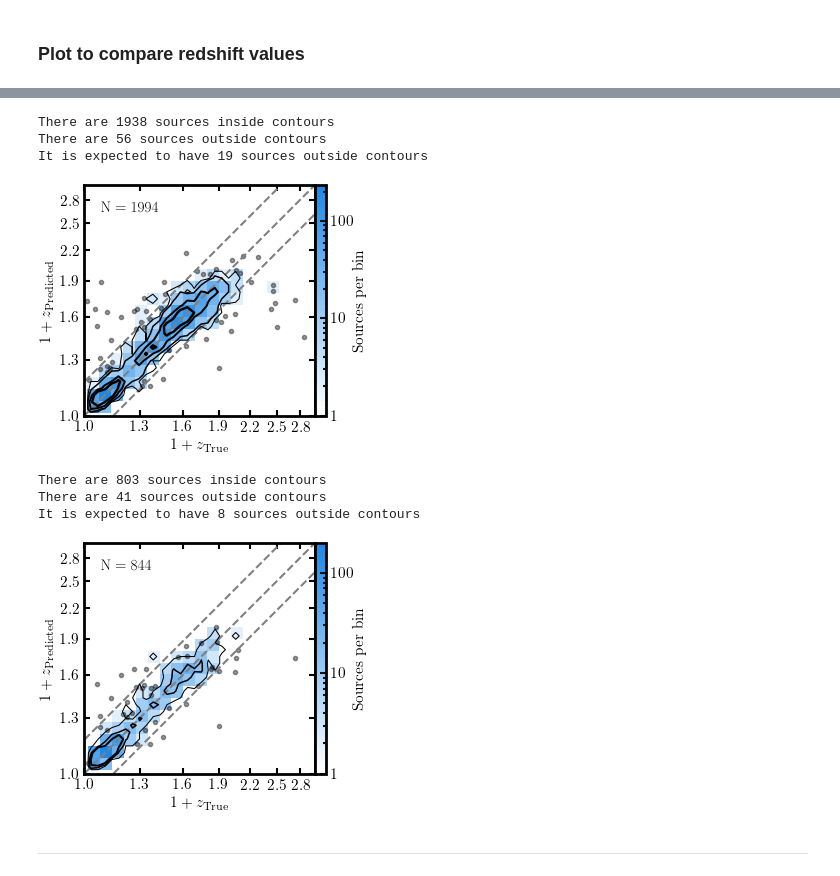
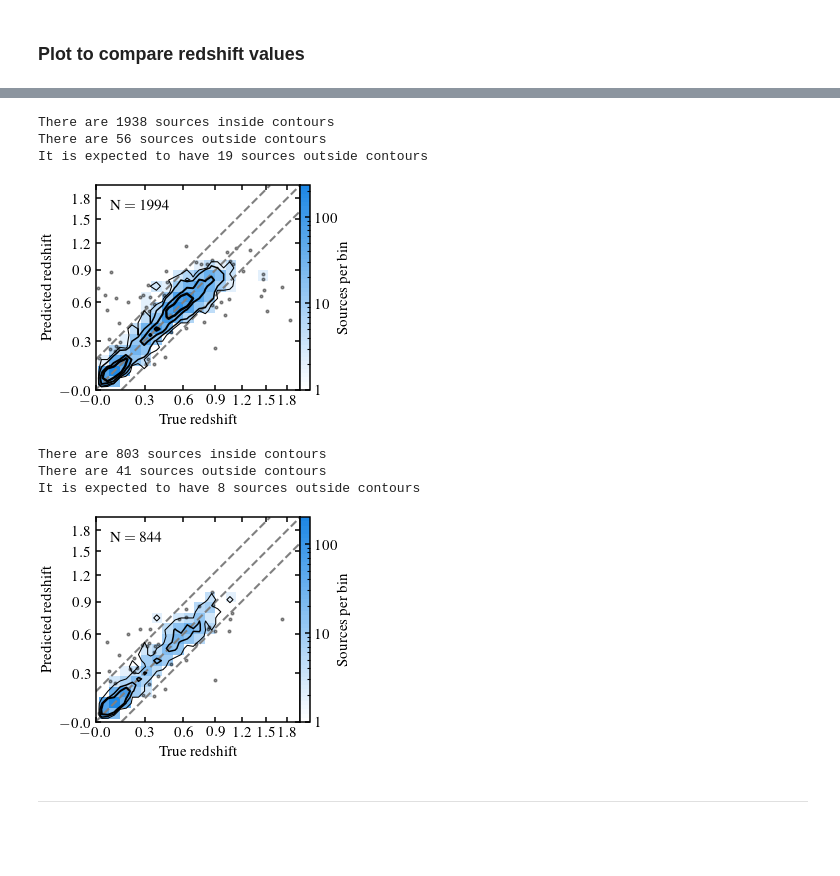
Before and after one commit to racarvajal/Pipeline_ML_6arcsec, a Jupyter notebook: ML_06.ipynb, the cells around one changed output, grey strips where cells are left out. Cells and saved outputs as stored; diff of their text form; code cells hidden in the pictures; blank space fills up the shorter version.

Commit message:
improve plots nonius

```diff
--- a/ML_06.ipynb
+++ b/ML_06.ipynb
@@ -1087,5 +1288,5 @@ with mpl.rc_context(rc_tmp):
 # %%
-base_size, rc_tmp = gf.set_aaasize('column', aspect=0.8)  # 'text' or 'column' or 'halfcolumn' or float (pt)
+base_size, rc_tmp = gf.set_aaasize('column', aspect=0.7)  # 'text' or 'column' or 'halfcolumn' or float (pt)
 
 with mpl.rc_context(rc_tmp):
     fig                = plt.figure(figsize=base_size, layout='constrained')
@@ -1212,50 +1413,60 @@ with mpl.rc_context(rc_tmp):
     cbar = fig.colorbar(dens_CW[1], ax=ax1, pad=0.0, format=ScalarFormatter())
     cbar.ax.minorticks_on()
     # cbar.ax.tick_params(labelsize=22)
-    cbar.ax.tick_params(which='major', length=4, width=1.5, direction='in', color='k')
-    cbar.ax.tick_params(which='minor', length=2, width=1.5, direction='in', color='k')
-    cbar.outline.set_linewidth(2.0)
+    # cbar.ax.tick_params(which='major', length=4, width=1.5, direction='in', color='k')
+    # cbar.ax.tick_params(which='minor', length=2, width=1.5, direction='in', color='k')
+    # cbar.outline.set_linewidth(2.0)
     cbar.ax.set_ylabel(cbar_str, labelpad=-1)
 
     ax1.minorticks_on()
-    ax1.tick_params(which='both', top=True, right=True, direction='in')
+    # ax1.tick_params(which='both', top=True, right=True, direction='in')
     # ax1.tick_params(axis='both', which='major', labelsize=26)
     # ax1.tick_params(axis='both', which='minor', labelsize=26)
-    ax1.tick_params(which='major', length=4, width=1.5)
-    ax1.tick_params(which='minor', length=2, width=1.5)
-    ax1.set_xlabel(r'$1 + z_{\mathrm{True}}$')
-    ax1.set_ylabel(r'$1 + z_{\mathrm{Predicted}}$')
-    plt.setp(ax1.spines.values(), linewidth=2.0)
+    # ax1.tick_params(which='major', length=4, width=1.5)
+    # ax1.tick_params(which='minor', length=2, width=1.5)
+    ax1.set_xlabel(r'$\mathrm{True ~ redshift}$')
+    ax1.set_ylabel(r'$\mathrm{Predicted ~ redshift}$')
 
-    arr_legends = ['$\mathrm{Predicted ~ rSFG}$']
+    arr_legends = [r'$\mathrm{Predicted ~ rnAGN}$']
     # ax1.legend([(cont_AGN, out_AGN)], arr_legends, scatterpoints=1,
     #                numpoints=1, handler_map={tuple: HandlerTuple(ndivide=None)}, loc='upper left',
     #            fontsize=18, title=r'$\mathrm{EMU-PS}$', title_fontsize=16)
 
+    def fmt_orig_redshift(x, pos):
+        return f'${x - 1:.1f}$'
 
     ax1.xaxis.set_ticks(np.arange(*lims_x, 0.3))
     ax1.yaxis.set_ticks(np.arange(*lims_y, 0.3))
-    ax1.xaxis.set_major_formatter(ticker.FormatStrFormatter('$%0.1f$'))
-    ax1.yaxis.set_major_formatter(ticker.FormatStrFormatter('$%0.1f$'))
+    # ax1.xaxis.set_major_formatter(ticker.FormatStrFormatter('$%0.2f$'))
+    # ax1.yaxis.set_major_formatter(ticker.FormatStrFormatter('$%0.2f$'))
+
+    ax1.xaxis.set_major_formatter(ticker.FuncFormatter(fmt_orig_redshift))
+    ax1.yaxis.set_major_formatter(ticker.FuncFormatter(fmt_orig_redshift))
+
+
+    #ax1.xaxis.set_ticks(np.arange(*lims_x, 0.3))
+    #ax1.yaxis.set_ticks(np.arange(*lims_y, 0.3))
+    #ax1.xaxis.set_major_formatter(ticker.FormatStrFormatter('$%0.1f$'))
+    #ax1.yaxis.set_major_formatter(ticker.FormatStrFormatter('$%0.1f$'))
 
     # ax1.xaxis.set_major_formatter(ScalarFormatter())
     # ax1.xaxis.set_minor_formatter(ticker.NullFormatter())
     ax1.xaxis.set_minor_locator(ticker.NullLocator())
     ax1.yaxis.set_minor_locator(ticker.NullLocator())
     # ax1.tick_params(axis='x', labelrotation=35)
 
     ax1.set_aspect('equal', 'box')
     if save_plot_flag:
         plt.savefig(gv.plots_path + f'log_true_pred_z_pred_rSFG_{used_area}_{HETDEX_subset}.pdf',
                     bbox_inches='tight')
     plt.show()
 # %% [output]
 There are 1938 sources inside contours
 There are 56 sources outside contours
 It is expected to have 19 sources outside contours
-[figure, old version]
+[figure, new version]
 # %%
-base_size, rc_tmp = gf.set_aaasize('column', aspect=0.8)  # 'text' or 'column' or 'halfcolumn' or float (pt)
+base_size, rc_tmp = gf.set_aaasize('column', aspect=0.7)  # 'text' or 'column' or 'halfcolumn' or float (pt)
 
 with mpl.rc_context(rc_tmp):
     fig                = plt.figure(figsize=base_size, layout='constrained')
@@ -1382,31 +1593,42 @@ with mpl.rc_context(rc_tmp):
     cbar = fig.colorbar(dens_CW[1], ax=ax1, pad=0.0, format=ScalarFormatter())
     cbar.ax.minorticks_on()
     # cbar.ax.tick_params(labelsize=22)
-    cbar.ax.tick_params(which='major', length=4, width=1.5, direction='in', color='k')
-    cbar.ax.tick_params(which='minor', length=2, width=1.5, direction='in', color='k')
-    cbar.outline.set_linewidth(2.0)
+    # cbar.ax.tick_params(which='major', length=4, width=1.5, direction='in', color='k')
+    # cbar.ax.tick_params(which='minor', length=2, width=1.5, direction='in', color='k')
+    # cbar.outline.set_linewidth(2.0)
     cbar.ax.set_ylabel(cbar_str, labelpad=-1)
 
     ax1.minorticks_on()
-    ax1.tick_params(which='both', top=True, right=True, direction='in')
+    # ax1.tick_params(which='both', top=True, right=True, direction='in')
     # ax1.tick_params(axis='both', which='major', labelsize=26)
     # ax1.tick_params(axis='both', which='minor', labelsize=26)
-    ax1.tick_params(which='major', length=4, width=1.5)
-    ax1.tick_params(which='minor', length=2, width=1.5)
-    ax1.set_xlabel(r'$1 + z_{\mathrm{True}}$')
-    ax1.set_ylabel(r'$1 + z_{\mathrm{Predicted}}$')
-    plt.setp(ax1.spines.values(), linewidth=2.0)
+    # ax1.tick_params(which='major', length=4, width=1.5)
+    # ax1.tick_params(which='minor', length=2, width=1.5)
+    ax1.set_xlabel(r'$\mathrm{True ~ redshift}$')
+    ax1.set_ylabel(r'$\mathrm{Predicted ~ redshift}$')
+    # plt.setp(ax1.spines.values(), linewidth=2.0)
 
-    arr_legends = ['$\mathrm{Predicted ~ rSFG}$']
+    arr_legends = ['$\mathrm{Predicted ~ rnAGN}$']
     # ax1.legend([(cont_AGN, out_AGN)], arr_legends, scatterpoints=1,
     #                numpoints=1, handler_map={tuple: HandlerTuple(ndivide=None)}, loc='upper left',
     #            fontsize=18, title=r'$\mathrm{EMU-PS}$', title_fontsize=16)
 
+    def fmt_orig_redshift(x, pos):
+        return f'${x - 1:.1f}$'
 
     ax1.xaxis.set_ticks(np.arange(*lims_x, 0.3))
     ax1.yaxis.set_ticks(np.arange(*lims_y, 0.3))
-    ax1.xaxis.set_major_formatter(ticker.FormatStrFormatter('$%0.1f$'))
-    ax1.yaxis.set_major_formatter(ticker.FormatStrFormatter('$%0.1f$'))
+    # ax1.xaxis.set_major_formatter(ticker.FormatStrFormatter('$%0.2f$'))
+    # ax1.yaxis.set_major_formatter(ticker.FormatStrFormatter('$%0.2f$'))
+
+    ax1.xaxis.set_major_formatter(ticker.FuncFormatter(fmt_orig_redshift))
+    ax1.yaxis.set_major_formatter(ticker.FuncFormatter(fmt_orig_redshift))
+
+
+    #ax1.xaxis.set_ticks(np.arange(*lims_x, 0.3))
+    #ax1.yaxis.set_ticks(np.arange(*lims_y, 0.3))
+    #ax1.xaxis.set_major_formatter(ticker.FormatStrFormatter('$%0.1f$'))
+    #ax1.yaxis.set_major_formatter(ticker.FormatStrFormatter('$%0.1f$'))
 
     # ax1.xaxis.set_major_formatter(ScalarFormatter())
     # ax1.xaxis.set_minor_formatter(ticker.NullFormatter())
@@ -1423,6 +1645,6 @@ with mpl.rc_context(rc_tmp):
 There are 803 sources inside contours
 There are 41 sources outside contours
 It is expected to have 8 sources outside contours
-[figure, old version]
+[figure, new version]
 # %% [markdown]
 ---
```
Also changed, not shown: parts of 22 cells of this notebook, 1 other file.
